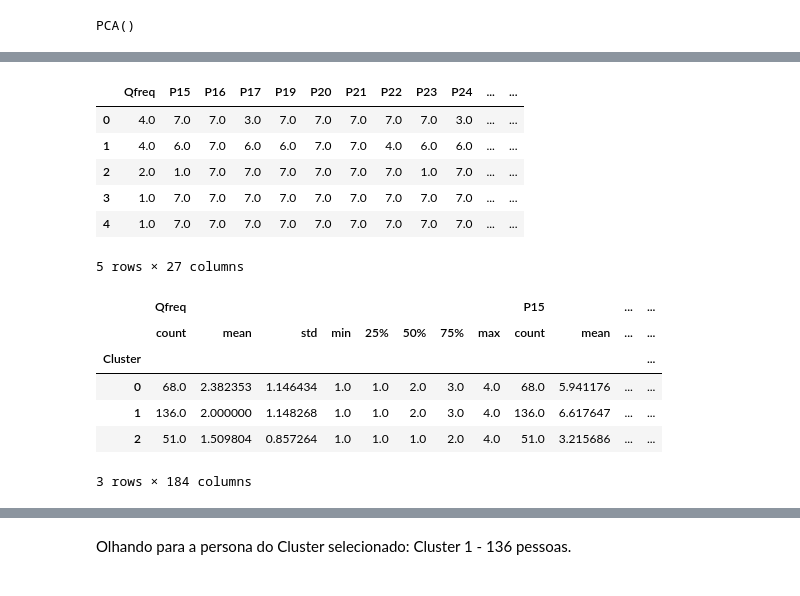
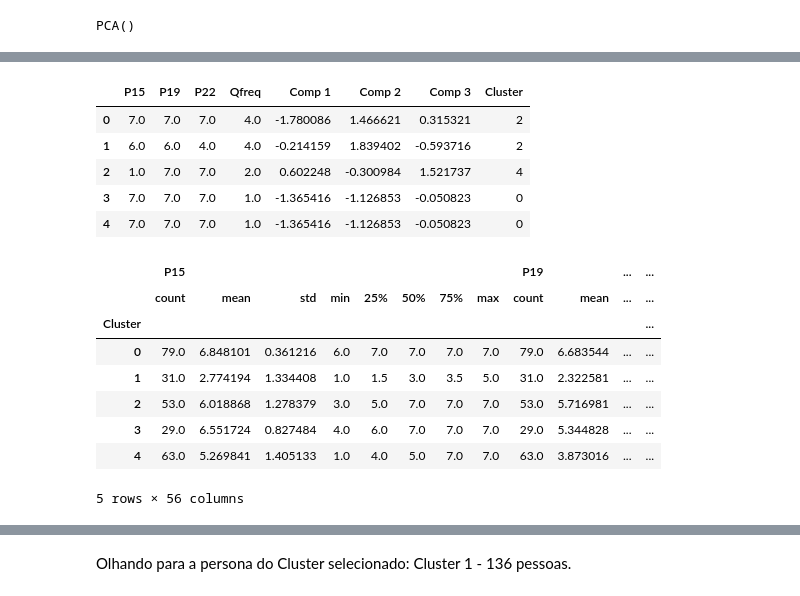
Before and after one commit to enzojunq/Base-de-dados, a Jupyter notebook: base.ipynb, the cells around one changed output, grey strips where cells are left out. Drawn from its saved outputs; the diff is of its cells as text; code cells hidden in the pictures.

```diff
--- a/base.ipynb
+++ b/base.ipynb
@@ -435,9 +564,9 @@ df_usa.Qreg = df_usa.Qreg.astype('category')
 df_usa.Qclasse = df_usa.Qclasse.astype('category')
 df_usa.Qid = df_usa.Qid.astype('category')
 
-df_usa.Qreg.cat.categories = [1, 2, 3, 4, 5]
-df_usa.Qclasse.cat.categories = [1, 2, 3, 4, 5]
-df_usa.Qid.cat.categories =  [1, 2, 3, 4, 5, 6]
+df_usa.Qreg.cat.rename_categories = [1, 2, 3, 4, 5]
+df_usa.Qclasse.cat.rename_categories = [1, 2, 3, 4, 5]
+df_usa.Qid.cat.rename_categories =  [1, 2, 3, 4, 5, 6]
 # %% [output]
 A value is trying to be set on a copy of a slice from a DataFrame.
 Try using .loc[row_indexer,col_indexer] = value instead
@@ -475,0 +592,3 @@ df_p.describe()
+# %%
+df_p = df_usa.loc[:,['P15','P19', 'P22', 'Qfreq']]
+df_p.describe()
@@ -562,4 +659,4 @@ Text(0, 0.5, 'Cumulative Explained Variance')
 # %%
-pca = PCA(n_components = 8)
+pca = PCA(n_components = 3)
 pca.fit(df_std)
 # %% [output]
@@ -600,4 +701,4 @@ plt.show()
 # %%
-kmeans_pca = KMeans(n_clusters=3, init='k-means++', random_state=42)
+kmeans_pca = KMeans(n_clusters=5, init='k-means++', random_state=8)
 kmeans_pca.fit(scores_pca)
 # %% [output]
@@ -605,27 +727,28 @@ KMeans(n_clusters=3, random_state=42)
 # %%
 df_p_pca_kmeans = pd.concat([df_p.reset_index(drop=True), pd.DataFrame(scores_pca)], axis=1)
-df_p_pca_kmeans.columns.values[-8: ] = ['Comp 1', 'Comp 2', 'Comp 3', 'Comp 4', 'Comp 5', 'Comp 6', 'Comp 7', 'Comp 8']
+df_p_pca_kmeans.columns.values[-3: ] = ['Comp 1', 'Comp 2', 'Comp 3']
 df_p_pca_kmeans['Cluster'] = kmeans_pca.labels_
 
 df_p_pca_kmeans.head()
 # %% [output]
-|  | Qfreq | P15 | P16 | P17 | P19 | P20 | P21 | P22 | P23 | P24 | ... | ... |
-| 0 | 4.0 | 7.0 | 7.0 | 3.0 | 7.0 | 7.0 | 7.0 | 7.0 | 7.0 | 3.0 | ... | ... |
-| 1 | 4.0 | 6.0 | 7.0 | 6.0 | 6.0 | 7.0 | 7.0 | 4.0 | 6.0 | 6.0 | ... | ... |
-| 2 | 2.0 | 1.0 | 7.0 | 7.0 | 7.0 | 7.0 | 7.0 | 7.0 | 1.0 | 7.0 | ... | ... |
-| 3 | 1.0 | 7.0 | 7.0 | 7.0 | 7.0 | 7.0 | 7.0 | 7.0 | 7.0 | 7.0 | ... | ... |
-| 4 | 1.0 | 7.0 | 7.0 | 7.0 | 7.0 | 7.0 | 7.0 | 7.0 | 7.0 | 7.0 | ... | ... |
+|  | P15 | P19 | P22 | Qfreq | Comp 1 | Comp 2 | Comp 3 | Cluster |
+| 0 | 7.0 | 7.0 | 7.0 | 4.0 | -1.780086 | 1.466621 | 0.315321 | 2 |
+| 1 | 6.0 | 6.0 | 4.0 | 4.0 | -0.214159 | 1.839402 | -0.593716 | 2 |
+| 2 | 1.0 | 7.0 | 7.0 | 2.0 | 0.602248 | -0.300984 | 1.521737 | 4 |
+| 3 | 7.0 | 7.0 | 7.0 | 1.0 | -1.365416 | -1.126853 | -0.050823 | 0 |
+| 4 | 7.0 | 7.0 | 7.0 | 1.0 | -1.365416 | -1.126853 | -0.050823 | 0 |
-5 rows × 27 columns
 # %%
 grouped_by_clusters = df_p_pca_kmeans.groupby('Cluster')
 grouped_by_clusters.describe()
 # %% [output]
-|  | Qfreq |  |  |  |  |  |  |  | P15 |  | ... | ... |
+|  | P15 |  |  |  |  |  |  |  | P19 |  | ... | ... |
 |  | count | mean | std | min | 25% | 50% | 75% | max | count | mean | ... | ... |
 | Cluster |  |  |  |  |  |  |  |  |  |  |  | ... |
-| 0 | 68.0 | 2.382353 | 1.146434 | 1.0 | 1.0 | 2.0 | 3.0 | 4.0 | 68.0 | 5.941176 | ... | ... |
-| 1 | 136.0 | 2.000000 | 1.148268 | 1.0 | 1.0 | 2.0 | 3.0 | 4.0 | 136.0 | 6.617647 | ... | ... |
-| 2 | 51.0 | 1.509804 | 0.857264 | 1.0 | 1.0 | 1.0 | 2.0 | 4.0 | 51.0 | 3.215686 | ... | ... |
+| 0 | 79.0 | 6.848101 | 0.361216 | 6.0 | 7.0 | 7.0 | 7.0 | 7.0 | 79.0 | 6.683544 | ... | ... |
+| 1 | 31.0 | 2.774194 | 1.334408 | 1.0 | 1.5 | 3.0 | 3.5 | 5.0 | 31.0 | 2.322581 | ... | ... |
+| 2 | 53.0 | 6.018868 | 1.278379 | 3.0 | 5.0 | 7.0 | 7.0 | 7.0 | 53.0 | 5.716981 | ... | ... |
+| 3 | 29.0 | 6.551724 | 0.827484 | 4.0 | 6.0 | 7.0 | 7.0 | 7.0 | 29.0 | 5.344828 | ... | ... |
+| 4 | 63.0 | 5.269841 | 1.405133 | 1.0 | 4.0 | 5.0 | 7.0 | 7.0 | 63.0 | 3.873016 | ... | ... |
-3 rows × 184 columns
+5 rows × 56 columns
 # %%
 df_p_pca_kmeans['Segment'] = df_p_pca_kmeans['Cluster'].map({0:'Cluster 1',
```
Also changed, not shown: parts of 38 cells of this notebook.
